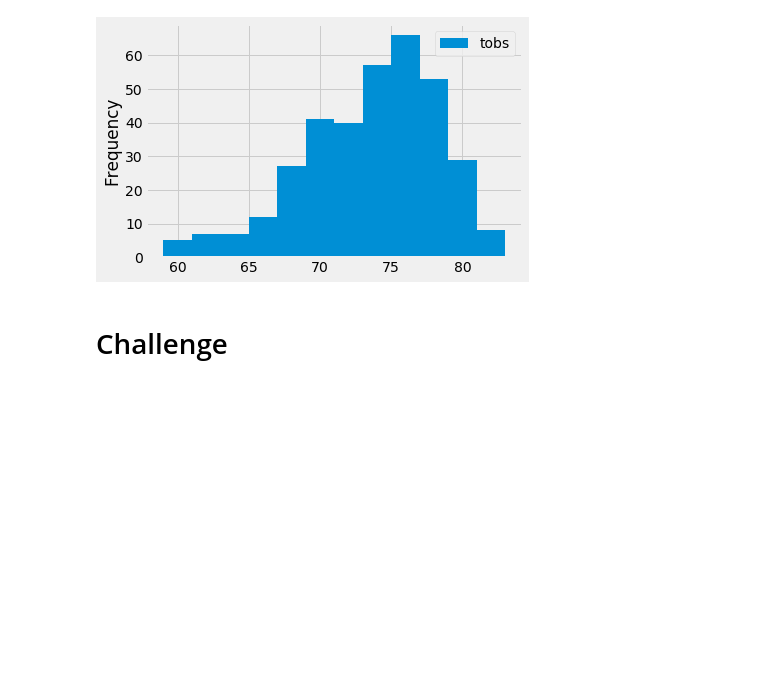
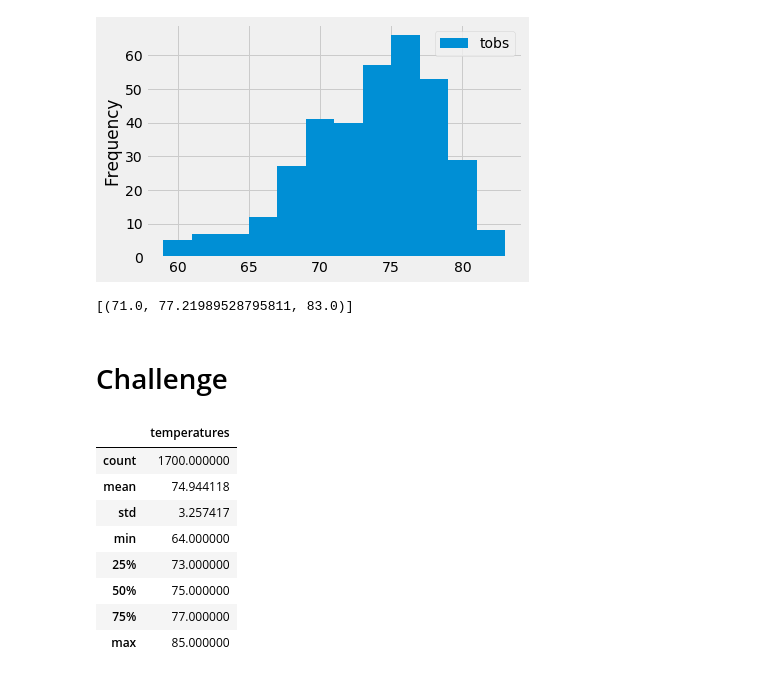
Before and after one commit to varshajha28/Surfs_Up, a Jupyter notebook: climate_analysis.ipynb, the cells around one changed output. Cells and saved outputs as stored; diff of their text form; code cells hidden in the pictures; blank space fills up the shorter version.

```diff
--- a/climate_analysis.ipynb
+++ b/climate_analysis.ipynb
@@ -118,5 +118,36 @@ df.plot.hist(bins=12)
 # %%
 # Write a function called `calc_temps` that will accept start date and end date in the format '%Y-%m-%d'
 # and return the minimum, average, and maximum temperatures for that range of dates
+def calc_temps(start=None, end=None):
+    sel = [func.min(Measurement.tobs), func.avg(Measurement.tobs), func.max(Measurement.tobs)]
+    if not end:
+        results = session.query(*sel).filter(Measurement.date <= start).all()
+        temps = list(np.ravel(results))
+        return jsonify(temps)
+
+    results = session.query(*sel).filter(Measurement.date >=start).filter(Measurement.date <= end).all()
+    temps = list(np.ravel(results))
+    return results
+print(calc_temps('2017-06-01','2017-06-30'))
+# %% [output]
+[(71.0, 77.21989528795811, 83.0)]
 # %% [markdown]
 # Challenge
+# %%
+ #Design a query to get June temperature data for all station and allthe years.
+#complete the query to extract all desired results and put them in a list.
+juneallresults = []
+juneallresults = session.query(Measurement.date, Measurement.tobs).filter(func.extract('month', Measurement.date) == 6).all()
+june_all_df = pd.DataFrame(juneallresults, columns=['date','temperatures'])
+june_all_df.describe()
+#june_all_df
+# %% [output]
+|  | temperatures |
+| count | 1700.000000 |
+| mean | 74.944118 |
+| std | 3.257417 |
+| min | 64.000000 |
+| 25% | 73.000000 |
+| 50% | 75.000000 |
+| 75% | 77.000000 |
+| max | 85.000000 |
```
Also changed, not shown: parts of 3 cells of this notebook, 2 other files.
